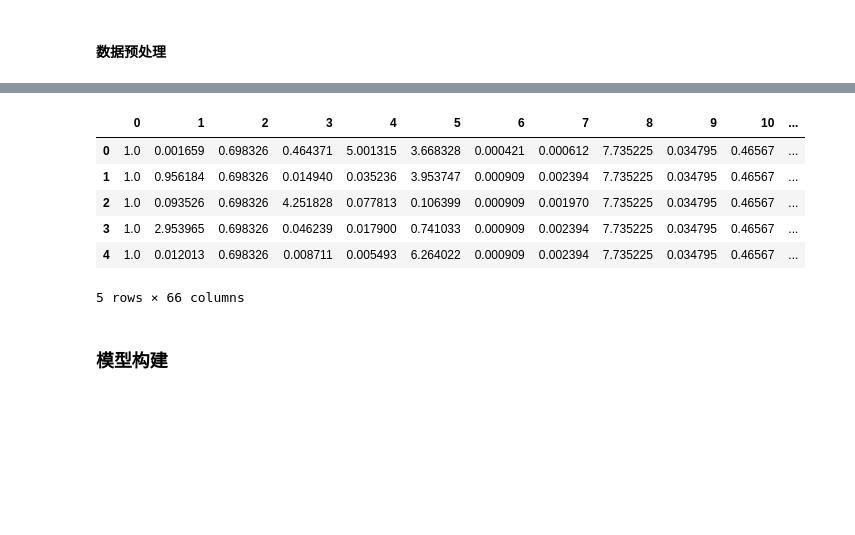
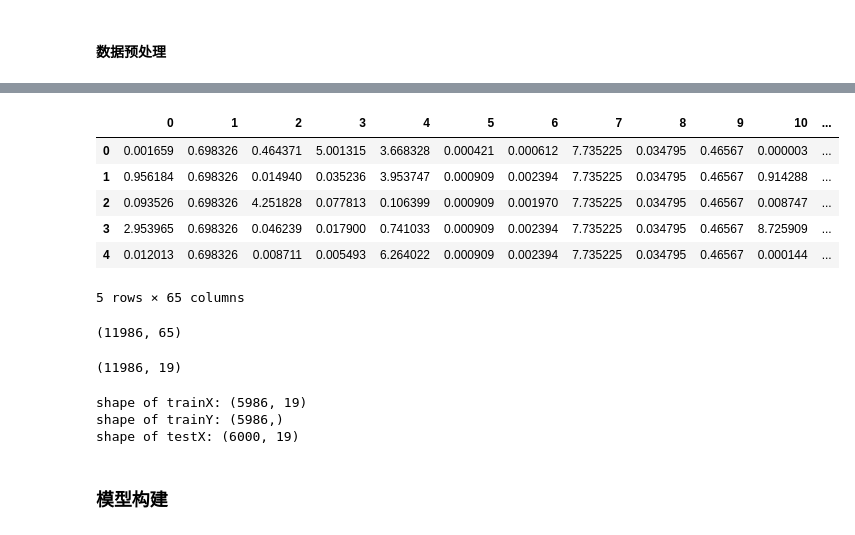
Before and after one commit to wjq8421/MLNote, a Jupyter notebook: 人工智能课程/DF/Untitled.ipynb, the cells around one changed output, grey strips where cells are left out. Cells and saved outputs as stored; diff of their text form; code cells hidden in the pictures; blank space fills up the shorter version.

```diff
--- a/人工智能课程/DF/Untitled.ipynb
+++ b/人工智能课程/DF/Untitled.ipynb
@@ -182,11 +214,0 @@ plt.scatter(train.Quality_label, train.Attribute10)
-# %%
-test_features = ['Parameter1', 'Parameter10', 'Parameter2', 'Parameter3',
-                 'Parameter4', 'Parameter5', 'Parameter6', 'Parameter7',
-                 'Parameter8', 'Parameter9']
-trainX = train[test_features]
-trainY = train.Quality_label
-testX = test[test_features]
-
-print('shape of trainX:', trainX.shape)
-print('shape of trainY:', trainY.shape)
-print('shape of test:', testX.shape)
@@ -196,0 +215,3 @@ shape of test: (6000, 10)
+# %%
+full = pd.concat([train[test_features], test[test_features]], ignore_index=True)
+full.shape
@@ -216,14 +231,39 @@ array([[1.00000000e+00, 1.65874418e-03, 6.98326230e-01, ...,
-# %%
-dfX = pd.DataFrame(trainX)
-dfX.head()
-# %% [output]
-|  | 0 | 1 | 2 | 3 | 4 | 5 | 6 | 7 | 8 | 9 | 10 | ... |
-| 0 | 1.0 | 0.001659 | 0.698326 | 0.464371 | 5.001315 | 3.668328 | 0.000421 | 0.000612 | 7.735225 | 0.034795 | 0.46567 | ... |
-| 1 | 1.0 | 0.956184 | 0.698326 | 0.014940 | 0.035236 | 3.953747 | 0.000909 | 0.002394 | 7.735225 | 0.034795 | 0.46567 | ... |
-| 2 | 1.0 | 0.093526 | 0.698326 | 4.251828 | 0.077813 | 0.106399 | 0.000909 | 0.001970 | 7.735225 | 0.034795 | 0.46567 | ... |
-| 3 | 1.0 | 2.953965 | 0.698326 | 0.046239 | 0.017900 | 0.741033 | 0.000909 | 0.002394 | 7.735225 | 0.034795 | 0.46567 | ... |
-| 4 | 1.0 | 0.012013 | 0.698326 | 0.008711 | 0.005493 | 6.264022 | 0.000909 | 0.002394 | 7.735225 | 0.034795 | 0.46567 | ... |
-5 rows × 66 columns
+# %%
+full = PolynomialFeatures().fit_transform(full)
+# %%
+full = pd.DataFrame(full[:,1:])
+# %%
+full.head()
+# %% [output]
+|  | 0 | 1 | 2 | 3 | 4 | 5 | 6 | 7 | 8 | 9 | 10 | ... |
+| 0 | 0.001659 | 0.698326 | 0.464371 | 5.001315 | 3.668328 | 0.000421 | 0.000612 | 7.735225 | 0.034795 | 0.46567 | 0.000003 | ... |
+| 1 | 0.956184 | 0.698326 | 0.014940 | 0.035236 | 3.953747 | 0.000909 | 0.002394 | 7.735225 | 0.034795 | 0.46567 | 0.914288 | ... |
+| 2 | 0.093526 | 0.698326 | 4.251828 | 0.077813 | 0.106399 | 0.000909 | 0.001970 | 7.735225 | 0.034795 | 0.46567 | 0.008747 | ... |
+| 3 | 2.953965 | 0.698326 | 0.046239 | 0.017900 | 0.741033 | 0.000909 | 0.002394 | 7.735225 | 0.034795 | 0.46567 | 8.725909 | ... |
+| 4 | 0.012013 | 0.698326 | 0.008711 | 0.005493 | 6.264022 | 0.000909 | 0.002394 | 7.735225 | 0.034795 | 0.46567 | 0.000144 | ... |
+5 rows × 65 columns
+# %%
+full = StandardScaler().fit_transform(full)
+full.shape
+# %% [output]
+(11986, 65)
+# %%
+full = PCA(n_components=int(full.shape[1]*0.3)).fit_transform(full)
+full.shape
+# %% [output]
+(11986, 19)
+# %%
+trainX = full[:train.shape[0]]
+trainY = train.Quality_label
+testX = full[:test.shape[0]:]
+
+print('shape of trainX:', trainX.shape)
+print('shape of trainY:', trainY.shape)
+print('shape of testX:', testX.shape)
+# %% [output]
+shape of trainX: (5986, 19)
+shape of trainY: (5986,)
+shape of testX: (6000, 19)
 # %% [markdown]
 ### 模型构建
 # %%
```
Also changed, not shown: parts of 28 cells of this notebook, 3 other files.
